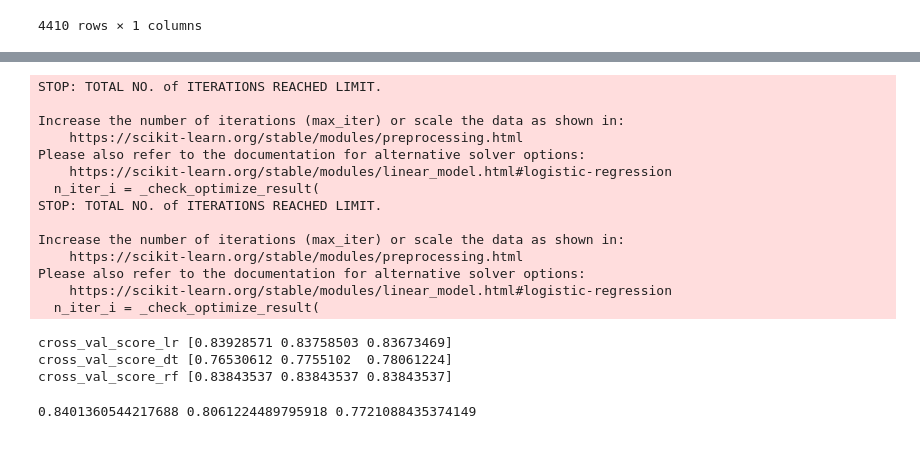
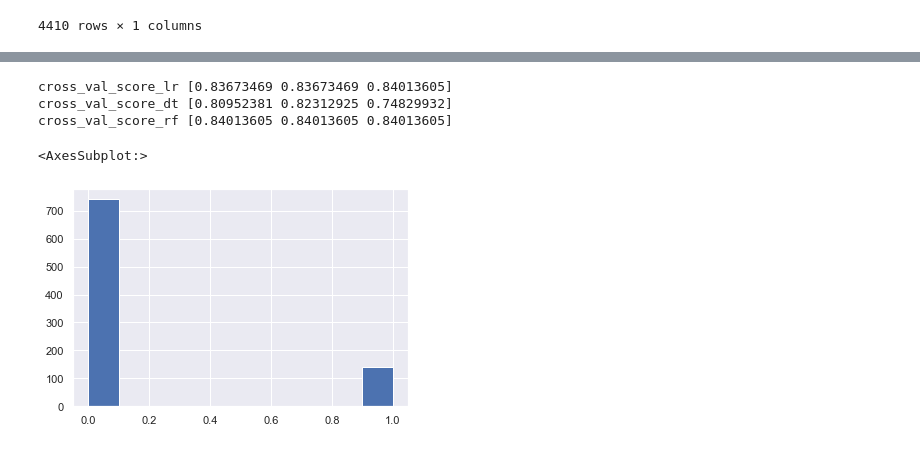
Before and after one commit to ramdaniAli/IA_PROJECT, a Jupyter notebook: project_test.ipynb, the cells around one changed output, grey strips where cells are left out. Cells and saved outputs as stored; diff of their text form; code cells hidden in the pictures.

```diff
--- a/project_test.ipynb
+++ b/project_test.ipynb
@@ -759,49 +756,17 @@ labels EmployeeID
 from sklearn.model_selection import cross_val_score
 
 #clf_logistic_regression , clf_decision_tree ,clf_random_forest
-cross_val_score_lr = cross_val_score(clf_logistic_regression, X_train,
-                                     Y_train, cv=3, scoring="accuracy")
-cross_val_score_dt = cross_val_score(clf_decision_tree, X_train,
-                                     Y_train, cv=3, scoring="accuracy")
-cross_val_score_rf = cross_val_score(clf_random_forest, X_train,
-                                     Y_train, cv=3, scoring="accuracy")
+cross_val_score_lr = cross_val_score(clf_logistic_regression, X_test,
+                                     Y_test, cv=3, scoring="accuracy")
+cross_val_score_dt = cross_val_score(clf_decision_tree, X_test,
+                                     Y_test, cv=3, scoring="accuracy")
+cross_val_score_rf = cross_val_score(clf_random_forest, X_test,
+                                     Y_test, cv=3, scoring="accuracy")
 
 print("cross_val_score_lr", cross_val_score_lr)
 print("cross_val_score_dt", cross_val_score_dt)
 print("cross_val_score_rf", cross_val_score_rf)
 # %% [output]
-STOP: TOTAL NO. of ITERATIONS REACHED LIMIT.
-
-Increase the number of iterations (max_iter) or scale the data as shown in:
-    https://scikit-learn.org/stable/modules/preprocessing.html
-Please also refer to the documentation for alternative solver options:
-    https://scikit-learn.org/stable/modules/linear_model.html#logistic-regression
-  n_iter_i = _check_optimize_result(
-STOP: TOTAL NO. of ITERATIONS REACHED LIMIT.
-
-Increase the number of iterations (max_iter) or scale the data as shown in:
-    https://scikit-learn.org/stable/modules/preprocessing.html
-Please also refer to the documentation for alternative solver options:
-    https://scikit-learn.org/stable/modules/linear_model.html#logistic-regression
-  n_iter_i = _check_optimize_result(
+cross_val_score_lr [0.83673469 0.83673469 0.84013605]
+cross_val_score_dt [0.80952381 0.82312925 0.74829932]
+cross_val_score_rf [0.84013605 0.84013605 0.84013605]
-cross_val_score_lr [0.83928571 0.83758503 0.83673469]
-cross_val_score_dt [0.76530612 0.7755102  0.78061224]
-cross_val_score_rf [0.83843537 0.83843537 0.83843537]
-# %%
-from sklearn.pipeline import make_pipeline
-
-
-def pipeMaker(model):
-    return make_pipeline(StandardScaler(), model)
-
-
-print(
-    pipeMaker(LogisticRegression()).fit(
-        X_train_scaled, Y_train).score(X_test, Y_test),
-    pipeMaker(RandomForestClassifier()).fit(
-        X_train_scaled, Y_train).score(X_test, Y_test),
-    pipeMaker(tree.DecisionTreeClassifier()).fit(
-        X_train_scaled, Y_train).score(X_test, Y_test)
-)
-# %% [output]
-0.8401360544217688 0.8061224489795918 0.7721088435374149
@@ -853,0 +773,5 @@ print(
+# %%
+Y_test.hist()
+# %% [output]
+<AxesSubplot:>
+[figure, added]
```
Also changed, not shown: parts of 28 cells of this notebook.
